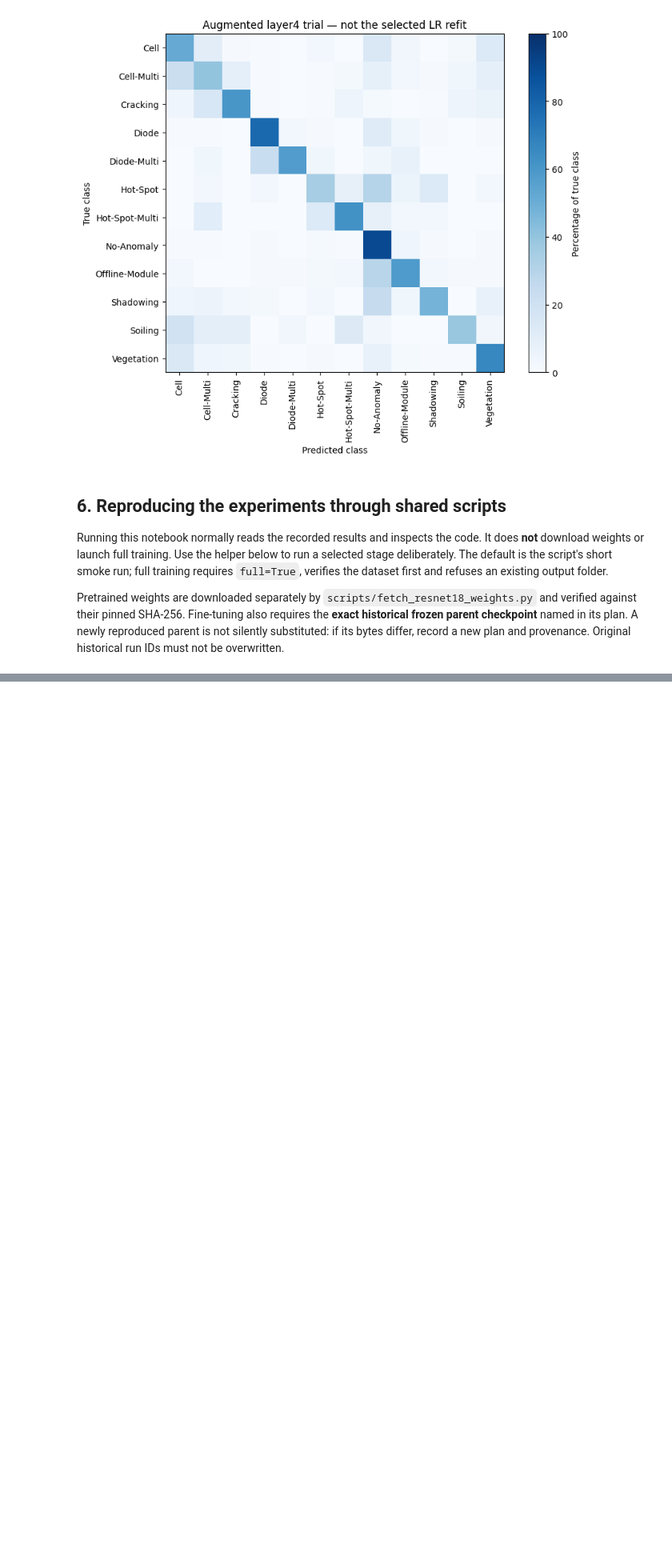
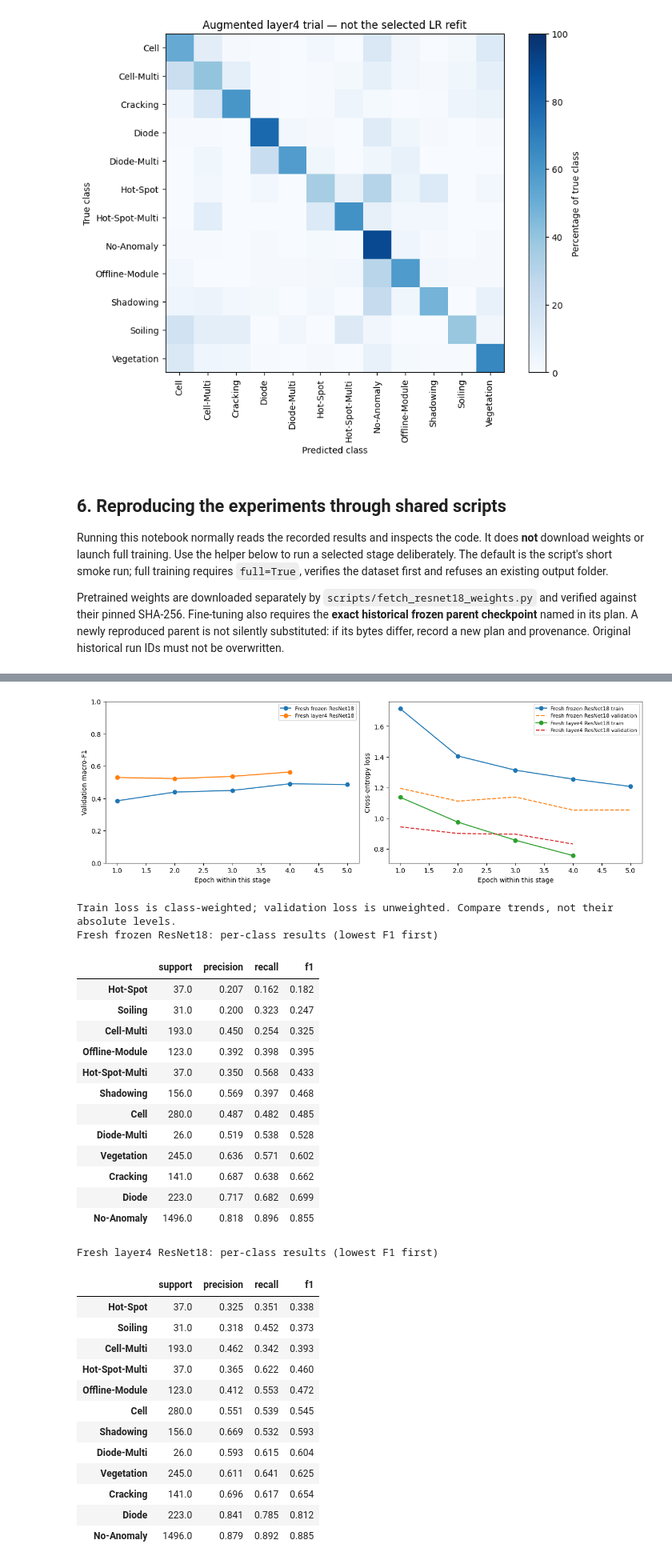
Before and after one commit to tw84794-sys/ENGG2112_PV_Fault_Classification, a Jupyter notebook: notebooks/03_resnet18_experiments.ipynb, the cells around one changed output, grey strips where cells are left out. Shown at 80% size. Drawn from its saved outputs; the diff is of its cells as text; code cells hidden in the pictures; blank space fills up the shorter version.

Commit message:
Reproduce frozen and layer4 ResNet experiments with verified checkpoints

```diff
--- a/notebooks/03_resnet18_experiments.ipynb
+++ b/notebooks/03_resnet18_experiments.ipynb
@@ -341,0 +390,49 @@ References in the repository: `results/resnet18-frozen-v1-validation.md`, `resul
+# %%
+if fresh_runs:
+    fig, axes = plt.subplots(1, 2, figsize=(12, 4), layout="constrained")
+    for result in fresh_runs:
+        history = result["history"]
+        epochs = [row["epoch"] for row in history]
+        axes[0].plot(epochs, [row["validation_macro_f1"] for row in history], marker="o", label=result["label"])
+        axes[1].plot(epochs, [row["train"]["loss"] for row in history], marker="o", label=result["label"] + " train")
+        axes[1].plot(epochs, [row["validation_loss"] for row in history], linestyle="--", label=result["label"] + " validation")
+    axes[0].set(xlabel="Epoch within this stage", ylabel="Validation macro-F1", ylim=(0, 1))
+    axes[1].set(xlabel="Epoch within this stage", ylabel="Cross-entropy loss")
+    for ax in axes:
+        ax.legend(fontsize=8)
+    plt.show()
+    print("Train loss is class-weighted; validation loss is unweighted. Compare trends, not their absolute levels.")
+    for result in fresh_runs:
+        print(result["label"] + ": per-class results (lowest F1 first)")
+        display(pd.DataFrame(result["metrics"]["per_class"]).T.sort_values("f1").round(3))
+# %% [output]
+[figure, added]
+Train loss is class-weighted; validation loss is unweighted. Compare trends, not their absolute levels.
+Fresh frozen ResNet18: per-class results (lowest F1 first)
+|  | support | precision | recall | f1 |
+| Hot-Spot | 37.0 | 0.207 | 0.162 | 0.182 |
+| Soiling | 31.0 | 0.200 | 0.323 | 0.247 |
+| Cell-Multi | 193.0 | 0.450 | 0.254 | 0.325 |
+| Offline-Module | 123.0 | 0.392 | 0.398 | 0.395 |
+| Hot-Spot-Multi | 37.0 | 0.350 | 0.568 | 0.433 |
+| Shadowing | 156.0 | 0.569 | 0.397 | 0.468 |
+| Cell | 280.0 | 0.487 | 0.482 | 0.485 |
+| Diode-Multi | 26.0 | 0.519 | 0.538 | 0.528 |
+| Vegetation | 245.0 | 0.636 | 0.571 | 0.602 |
+| Cracking | 141.0 | 0.687 | 0.638 | 0.662 |
+| Diode | 223.0 | 0.717 | 0.682 | 0.699 |
+| No-Anomaly | 1496.0 | 0.818 | 0.896 | 0.855 |
+Fresh layer4 ResNet18: per-class results (lowest F1 first)
+|  | support | precision | recall | f1 |
+| Hot-Spot | 37.0 | 0.325 | 0.351 | 0.338 |
+| Soiling | 31.0 | 0.318 | 0.452 | 0.373 |
+| Cell-Multi | 193.0 | 0.462 | 0.342 | 0.393 |
+| Hot-Spot-Multi | 37.0 | 0.365 | 0.622 | 0.460 |
+| Offline-Module | 123.0 | 0.412 | 0.553 | 0.472 |
+| Cell | 280.0 | 0.551 | 0.539 | 0.545 |
+| Shadowing | 156.0 | 0.669 | 0.532 | 0.593 |
+| Diode-Multi | 26.0 | 0.593 | 0.615 | 0.604 |
+| Vegetation | 245.0 | 0.611 | 0.641 | 0.625 |
+| Cracking | 141.0 | 0.696 | 0.617 | 0.654 |
+| Diode | 223.0 | 0.841 | 0.785 | 0.812 |
+| No-Anomaly | 1496.0 | 0.879 | 0.892 | 0.885 |
```
Also changed, not shown: parts of 8 cells of this notebook, 10 other files.
